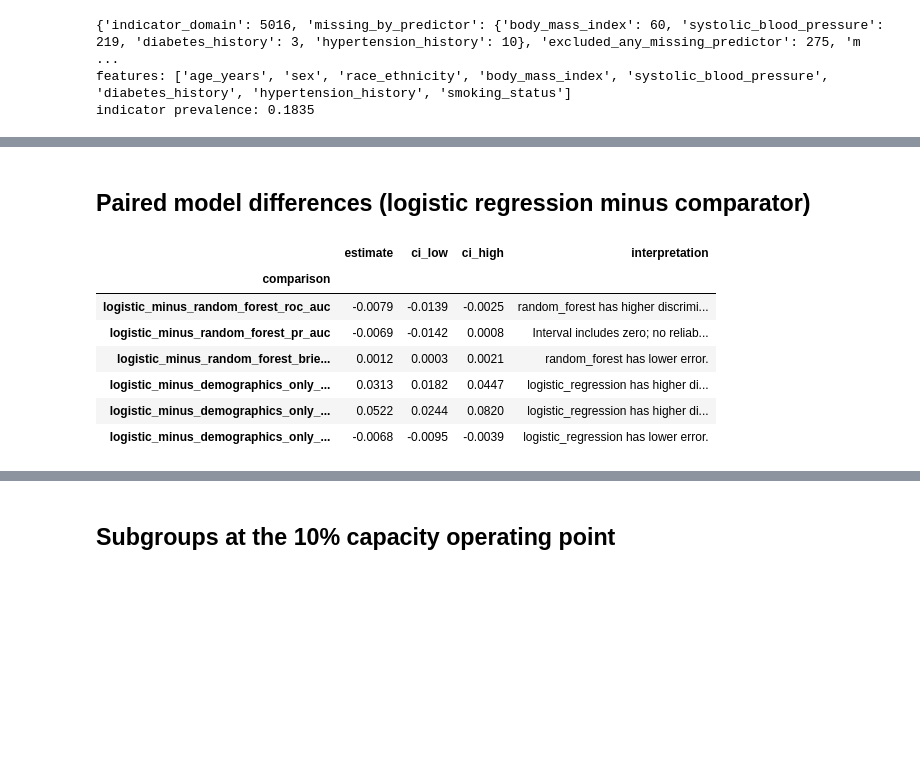
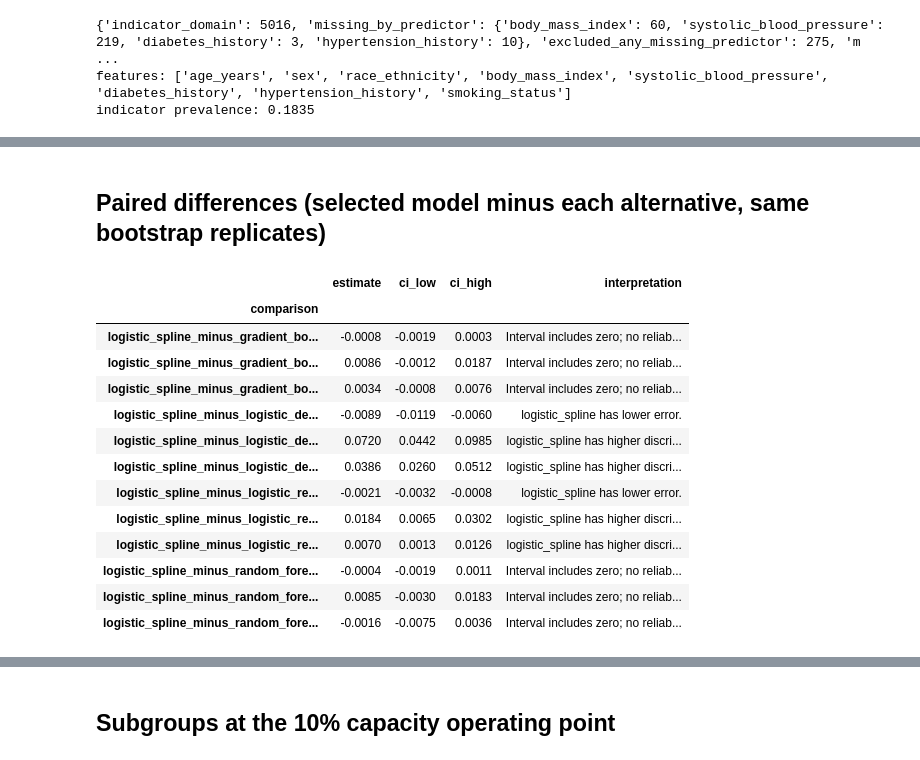
Before and after one commit to cperrone96/ckd-launch-intelligence, a Jupyter notebook: notebooks/02_patient_finding.ipynb, the cells around one changed output, grey strips where cells are left out. Cells and saved outputs as stored; diff of their text form; code cells hidden in the pictures; blank space fills up the shorter version.

```diff
--- a/notebooks/02_patient_finding.ipynb
+++ b/notebooks/02_patient_finding.ipynb
@@ -42,0 +45,23 @@ indicator prevalence: 0.1835
+# %%
+import json
+
+from ckd_intelligence.modeling.patient_finding import SELECTION_RULE
+
+print(SELECTION_RULE)
+artifact_path = patient_finding_output_paths(ROOT / "data", loaded.evidence_type)[0]
+artifact = json.loads(artifact_path.read_text(encoding="utf-8"))
+print("selected model:", artifact["selected_model"], "| policy:", artifact["selection_policy"])
+tuning = artifact["tuning"]
+pd.DataFrame(
+    [
+        {
+            "fit_set": f"outer fold {index}" if index else "full cohort",
+            "selected": record["selected"],
+            **{
+                f"{name}_inner_log_loss": fit["inner_log_loss"]
+                for name, fit in record["families"].items()
+            },
+        }
+        for index, record in enumerate([tuning["full_cohort"], *tuning["outer_folds"]])
+    ]
+).set_index("fit_set")
@@ -72,25 +107,31 @@ CrossValidationSummary(strategy='stratified grouped 5-fold cross-validation; sur
-# %% [markdown]
-## Paired model differences (logistic regression minus comparator)
+# %% [markdown]
+## Paired differences (selected model minus each alternative, same bootstrap replicates)
 # %%
 pd.DataFrame(
     [
         {
             "comparison": key,
-            "estimate": difference.estimate,
-            "ci_low": difference.interval.low,
-            "ci_high": difference.interval.high,
-            "interpretation": difference.interpretation,
+            "estimate": d["estimate"],
+            "ci_low": d["interval"]["low"],
+            "ci_high": d["interval"]["high"],
+            "interpretation": d["interpretation"],
         }
-        for key, difference in comparison.paired_differences.items()
+        for key, d in artifact["paired_differences"].items()
     ]
 ).set_index("comparison")
 # %% [output]
 |  | estimate | ci_low | ci_high | interpretation |
 | comparison |  |  |  |  |
-| logistic_minus_random_forest_roc_auc | -0.0079 | -0.0139 | -0.0025 | random_forest has higher discrimi... |
-| logistic_minus_random_forest_pr_auc | -0.0069 | -0.0142 | 0.0008 | Interval includes zero; no reliab... |
-| logistic_minus_random_forest_brie... | 0.0012 | 0.0003 | 0.0021 | random_forest has lower error. |
-| logistic_minus_demographics_only_... | 0.0313 | 0.0182 | 0.0447 | logistic_regression has higher di... |
-| logistic_minus_demographics_only_... | 0.0522 | 0.0244 | 0.0820 | logistic_regression has higher di... |
-| logistic_minus_demographics_only_... | -0.0068 | -0.0095 | -0.0039 | logistic_regression has lower error. |
+| logistic_spline_minus_gradient_bo... | -0.0008 | -0.0019 | 0.0003 | Interval includes zero; no reliab... |
+| logistic_spline_minus_gradient_bo... | 0.0086 | -0.0012 | 0.0187 | Interval includes zero; no reliab... |
+| logistic_spline_minus_gradient_bo... | 0.0034 | -0.0008 | 0.0076 | Interval includes zero; no reliab... |
+| logistic_spline_minus_logistic_de... | -0.0089 | -0.0119 | -0.0060 | logistic_spline has lower error. |
+| logistic_spline_minus_logistic_de... | 0.0720 | 0.0442 | 0.0985 | logistic_spline has higher discri... |
+| logistic_spline_minus_logistic_de... | 0.0386 | 0.0260 | 0.0512 | logistic_spline has higher discri... |
+| logistic_spline_minus_logistic_re... | -0.0021 | -0.0032 | -0.0008 | logistic_spline has lower error. |
+| logistic_spline_minus_logistic_re... | 0.0184 | 0.0065 | 0.0302 | logistic_spline has higher discri... |
+| logistic_spline_minus_logistic_re... | 0.0070 | 0.0013 | 0.0126 | logistic_spline has higher discri... |
+| logistic_spline_minus_random_fore... | -0.0004 | -0.0019 | 0.0011 | Interval includes zero; no reliab... |
+| logistic_spline_minus_random_fore... | 0.0085 | -0.0030 | 0.0183 | Interval includes zero; no reliab... |
+| logistic_spline_minus_random_fore... | -0.0016 | -0.0075 | 0.0036 | Interval includes zero; no reliab... |
 # %% [markdown]
```
Also changed, not shown: parts of 14 cells of this notebook, 16 other files.
